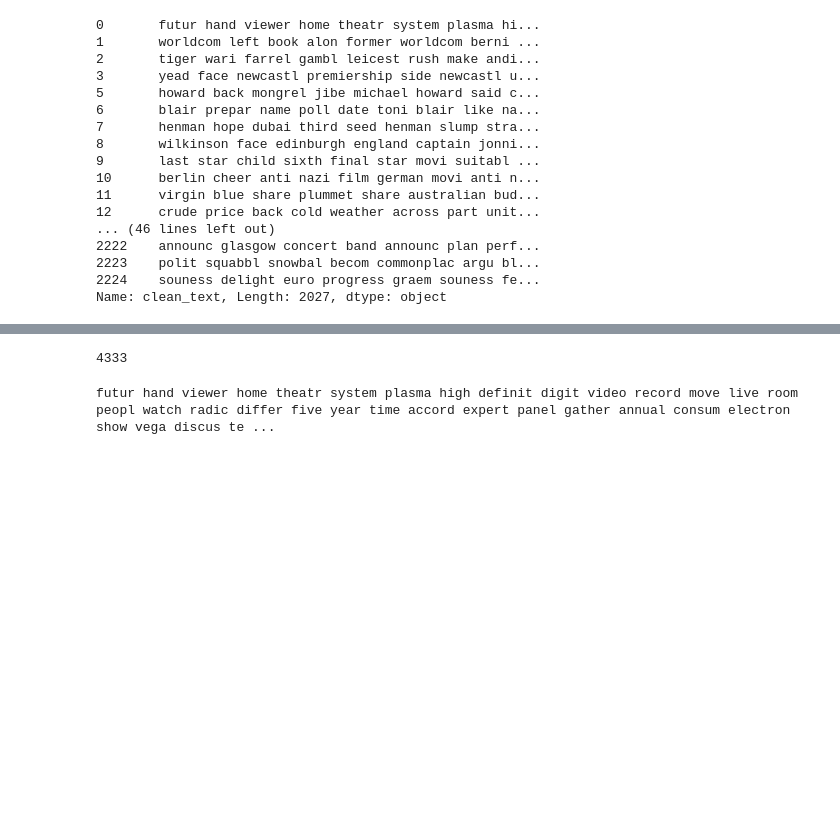
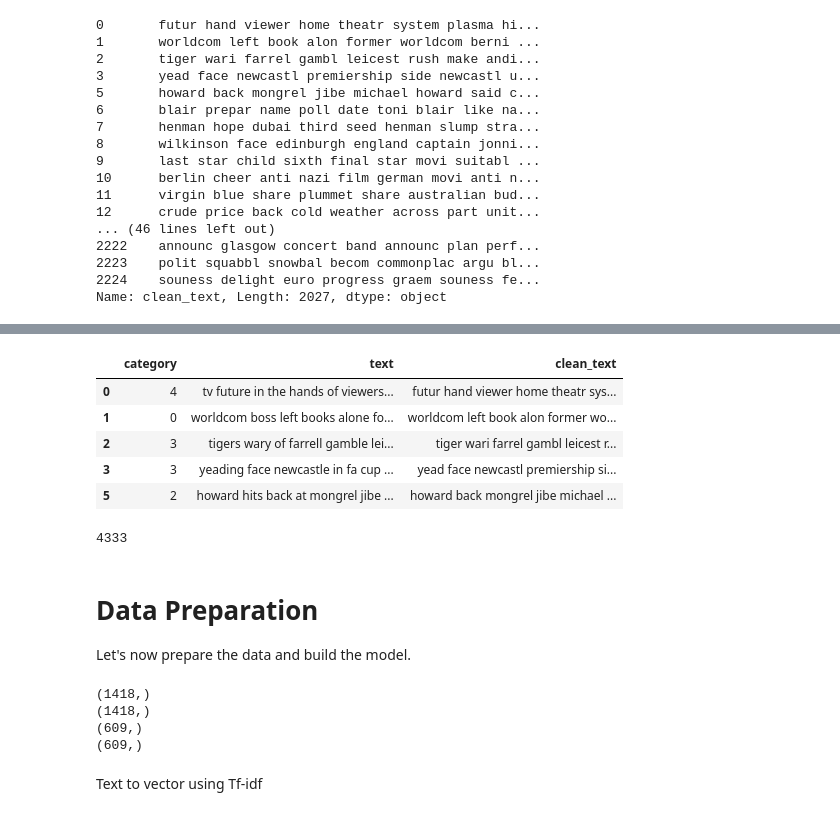
Before and after one commit to sarthak169/text_classifier, a Jupyter notebook: text classifier.ipynb, the cells around one changed output, grey strips where cells are left out. Drawn from its saved outputs; the diff is of its cells as text; code cells hidden in the pictures; blank space fills up the shorter version.

```diff
--- a/text classifier.ipynb
+++ b/text classifier.ipynb
@@ -165,8 +172,19 @@ data
-# %%
-print(len(data['text'][0]))
-# %% [output]
-4333
-# %%
-print((data['clean_text'][0]))
-# %% [output]
-futur hand viewer home theatr system plasma high definit digit video record move live room peopl watch radic differ five year time accord expert panel gather annual consum electron show vega discus te ...
+# %%
+data.head()
+# An overview of our processed data
+# %% [output]
+|  | category | text | clean_text |
+| 0 | 4 | tv future in the hands of viewers... | futur hand viewer home theatr sys... |
+| 1 | 0 | worldcom boss left books alone fo... | worldcom left book alon former wo... |
+| 2 | 3 | tigers wary of farrell gamble lei... | tiger wari farrel gambl leicest r... |
+| 3 | 3 | yeading face newcastle in fa cup ... | yead face newcastl premiership si... |
+| 5 | 2 | howard hits back at mongrel jibe ... | howard back mongrel jibe michael ... |
+# %%
+np.savetxt('scores.csv', [p for p in zip(data['category'],data['clean_text'])], delimiter=',', fmt='%s')
+print(len(data['text'][0]))
+# Saving the data to a new csv file
+# %% [output]
+4333
+# %% [markdown]
+# Data Preparation
+Let's now prepare the data and build the model.
@@ -173,3 +194,25 @@ futur hand viewer home theatr system plasma high definit digit video record move
+# %%
+# splitting into test, train
+from sklearn.model_selection import train_test_split
+x_train, x_test, y_train, y_test = train_test_split(x, y, test_size=0.3, \
+                                                    random_state=0)
+
+print(x_train.shape)
+print(y_train.shape)
+print(x_test.shape)
+print(y_test.shape)
+
+train_acc = []
+test_acc = []
+train_loss = []
+test_loss = []
+# %% [output]
+(1418,)
+(1418,)
+(609,)
+(609,)
+# %% [markdown]
+Text to vector using Tf-idf
 # %%
 from sklearn.feature_extraction.text import TfidfVectorizer,CountVectorizer
 
```
Also changed, not shown: parts of 52 cells of this notebook, 2 other files.
